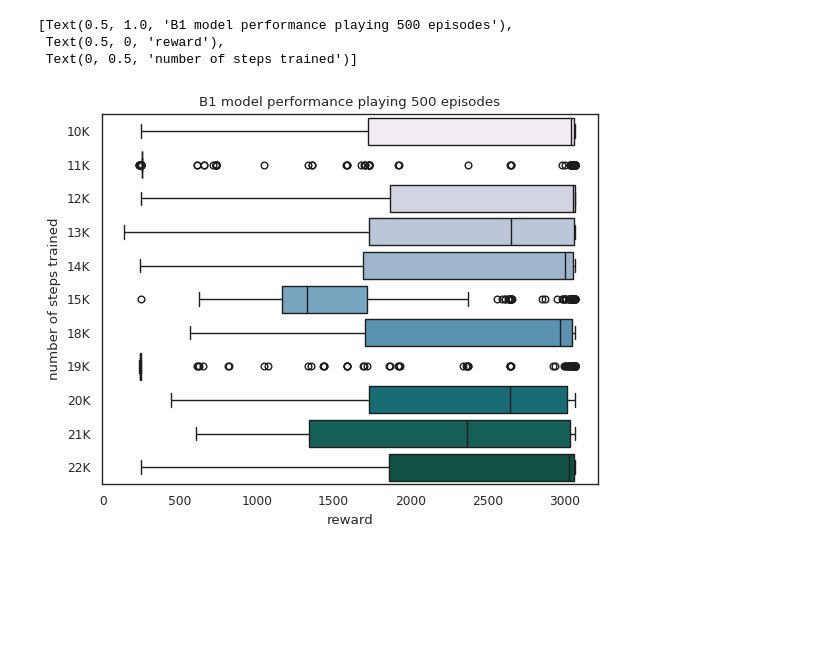
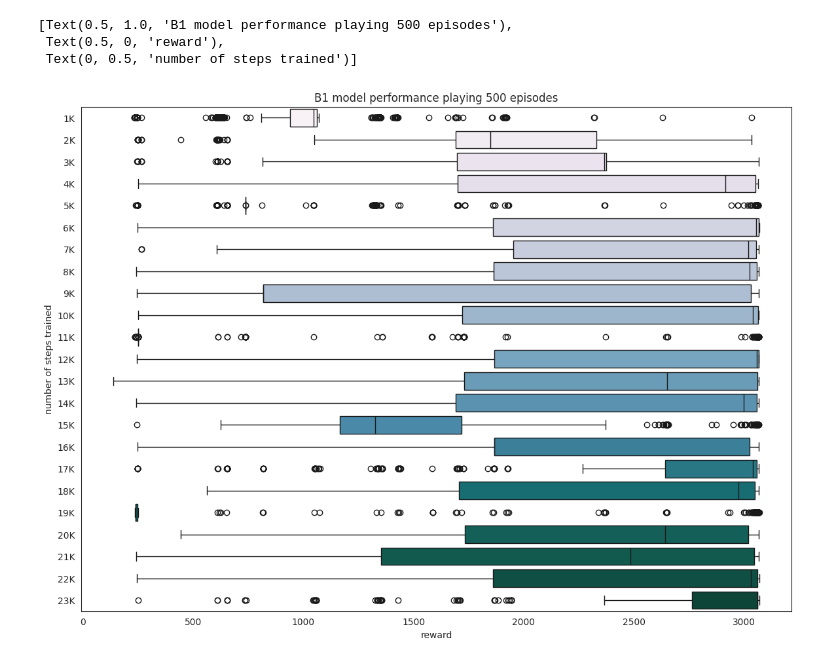
Before and after one commit to aggravated-monster/master, a Jupyter notebook: mario_visualisation/comp.ipynb, the cells around one changed output. Drawn from its saved outputs; the diff is of its cells as text; code cells hidden in the pictures; blank space fills up the shorter version.

```diff
--- a/mario_visualisation/comp.ipynb
+++ b/mario_visualisation/comp.ipynb
@@ -38,10 +40,11 @@ sns.catplot(data=df_T1, kind="bar", x="display_name", y="flag", errorbar=None, a
 # %%
+plt.figure(figsize=(14, 10))
 sns.set_style("white")
-sns.set_palette(palette='PuBuGn', desat=0.9, n_colors=11)
+sns.set_palette(palette='PuBuGn', desat=0.9, n_colors=23)
 sns.boxplot(x ="reward", y="display_name", data = df_B1, hue="display_name", legend=False).set(title='B1 model performance playing 500 episodes', xlabel="reward", ylabel="number of steps trained")
 # %% [output]
 [Text(0.5, 1.0, 'B1 model performance playing 500 episodes'),
  Text(0.5, 0, 'reward'),
  Text(0, 0.5, 'number of steps trained')]
-[figure, old version]
+[figure, new version]
 # %%
```
Also changed, not shown: parts of 8 cells of this notebook, 9 other files.
